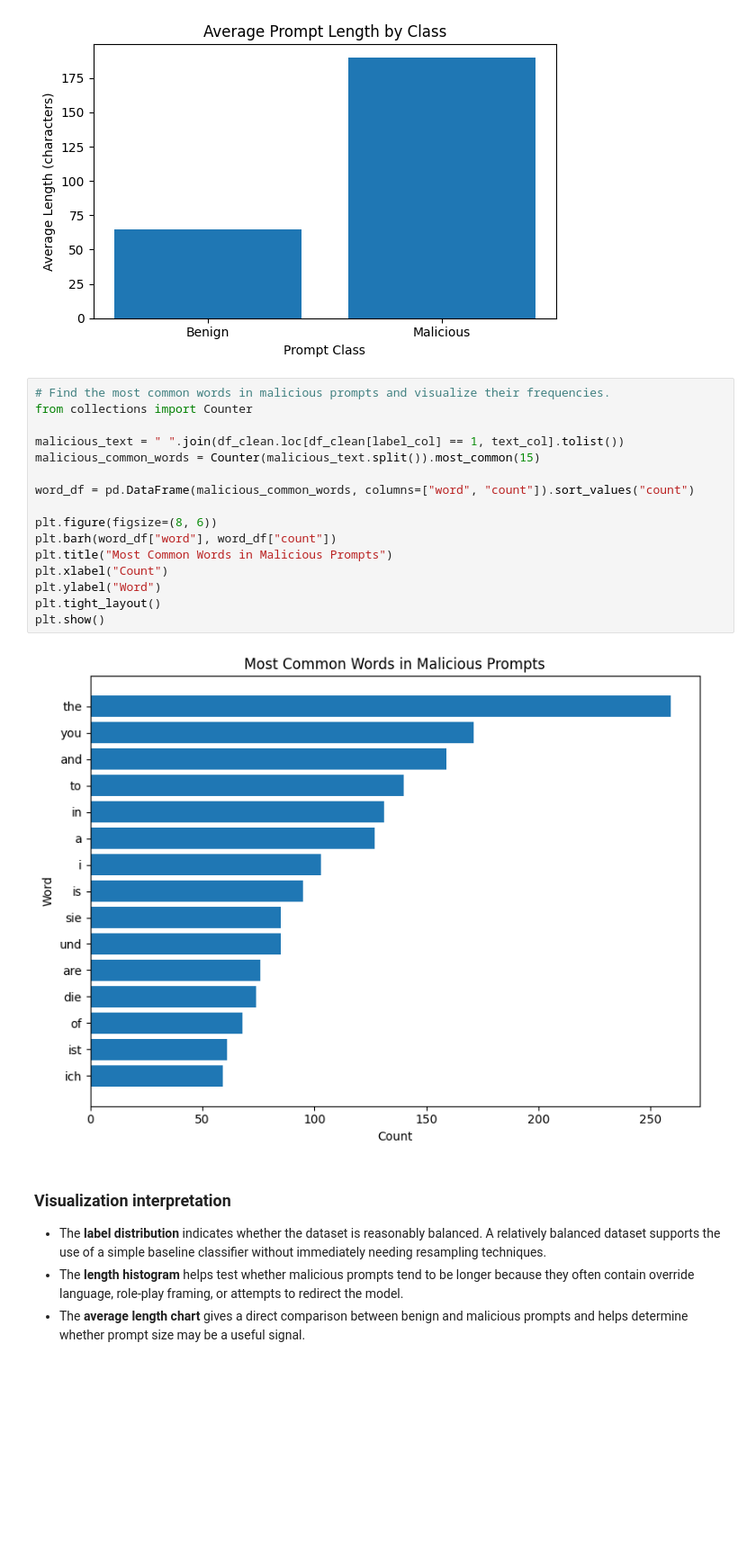
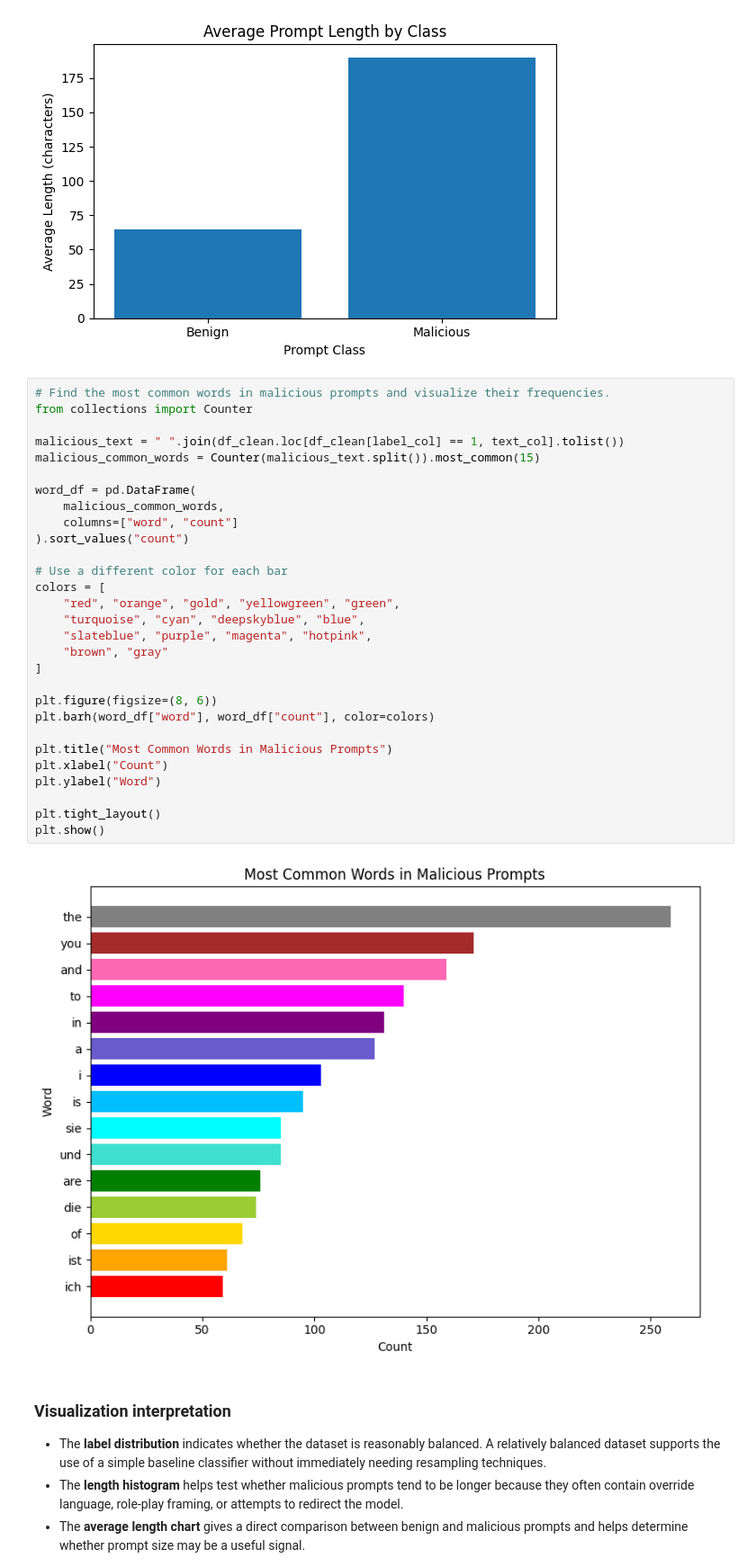
Before and after one commit to msmith-itsec/ai-programming-foundations-project, a Jupyter notebook: data_workflow.ipynb, the cells around one changed output. Shown at 90% size. Cells and saved outputs as stored; diff of their text form; blank space fills up the shorter version.

```diff
--- a/data_workflow.ipynb
+++ b/data_workflow.ipynb
@@ -377,21 +382,34 @@ plt.show()
 # %%
 # Find the most common words in malicious prompts and visualize their frequencies.
 from collections import Counter
 
 malicious_text = " ".join(df_clean.loc[df_clean[label_col] == 1, text_col].tolist())
 malicious_common_words = Counter(malicious_text.split()).most_common(15)
 
-word_df = pd.DataFrame(malicious_common_words, columns=["word", "count"]).sort_values("count")
+word_df = pd.DataFrame(
+    malicious_common_words,
+    columns=["word", "count"]
+).sort_values("count")
+
+# Use a different color for each bar
+colors = [
+    "red", "orange", "gold", "yellowgreen", "green",
+    "turquoise", "cyan", "deepskyblue", "blue",
+    "slateblue", "purple", "magenta", "hotpink",
+    "brown", "gray"
+]
 
 plt.figure(figsize=(8, 6))
-plt.barh(word_df["word"], word_df["count"])
+plt.barh(word_df["word"], word_df["count"], color=colors)
+
 plt.title("Most Common Words in Malicious Prompts")
 plt.xlabel("Count")
 plt.ylabel("Word")
+
 plt.tight_layout()
 plt.show()
 # %% [output]
-[figure, old version]
+[figure, new version]
 # %% [markdown]
 ### Visualization interpretation
 
```
Also changed, not shown: parts of 4 cells of this notebook, 3 other files.
